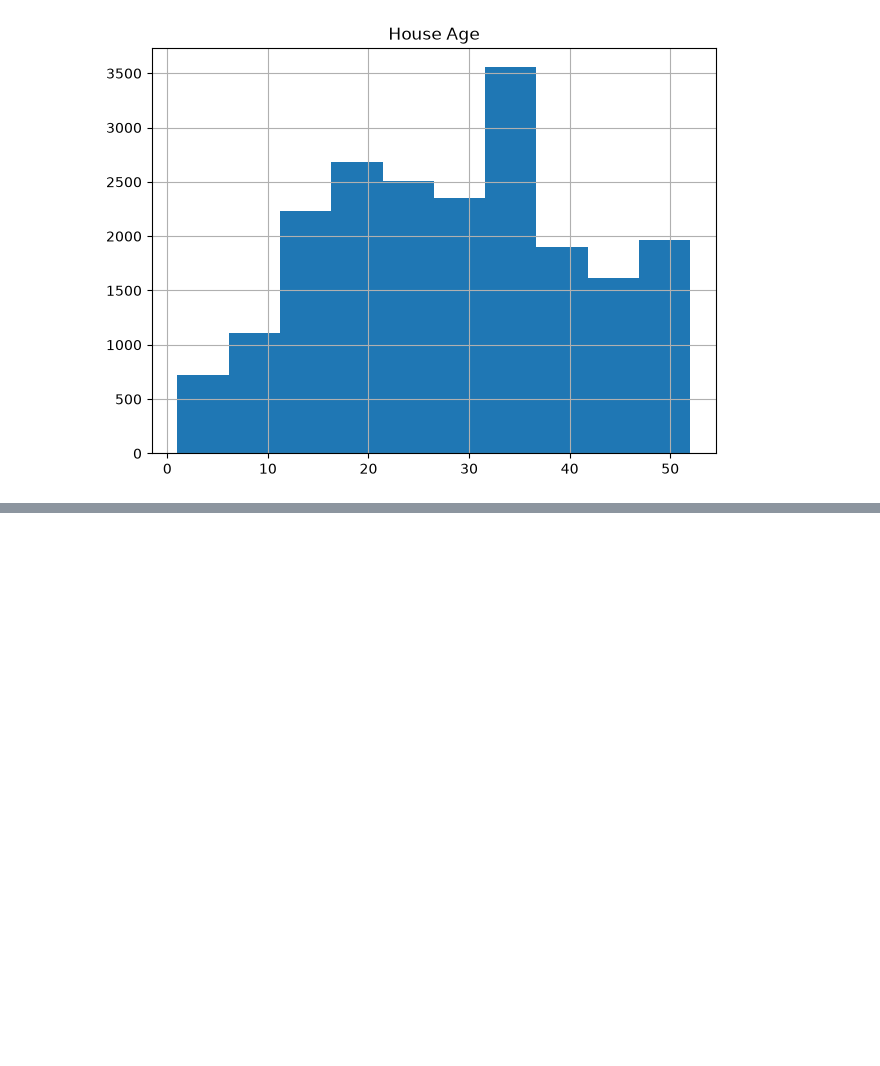
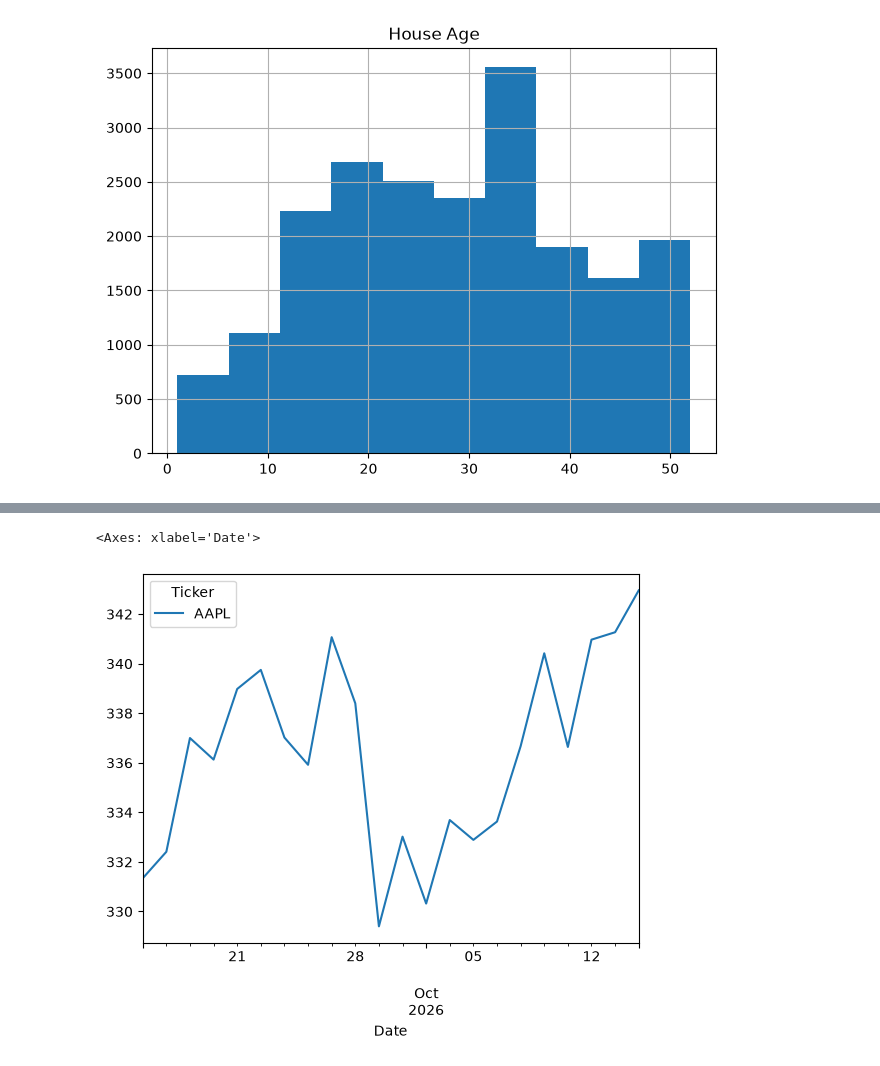
Before and after one commit to betexcr/pandas-crash-course, a Jupyter notebook: notebook_3.ipynb, the cells around one changed output, grey strips where cells are left out. Saved outputs shown, nothing was run; the diff lists cells and outputs as text; code cells hidden in the pictures; blank space fills up the shorter version.

```diff
--- a/notebook_3.ipynb
+++ b/notebook_3.ipynb
@@ -31,0 +34,5 @@ stock_df = yf.download('AAPL')
+# %%
+stock_df.Close.plot()
+# %% [output]
+<Axes: xlabel='Date'>
+[figure, added]
```
Also changed, not shown: parts of 1 cell of this notebook, 3 other files.
